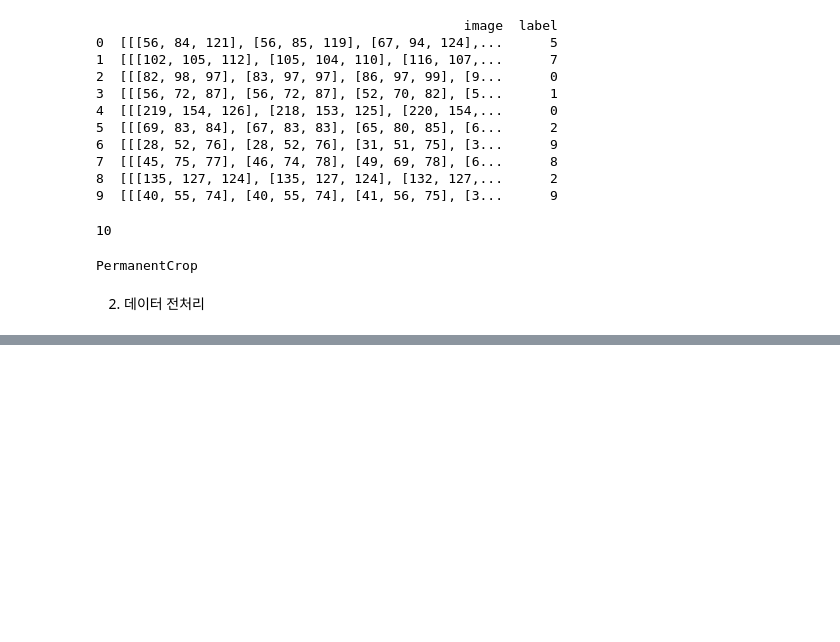
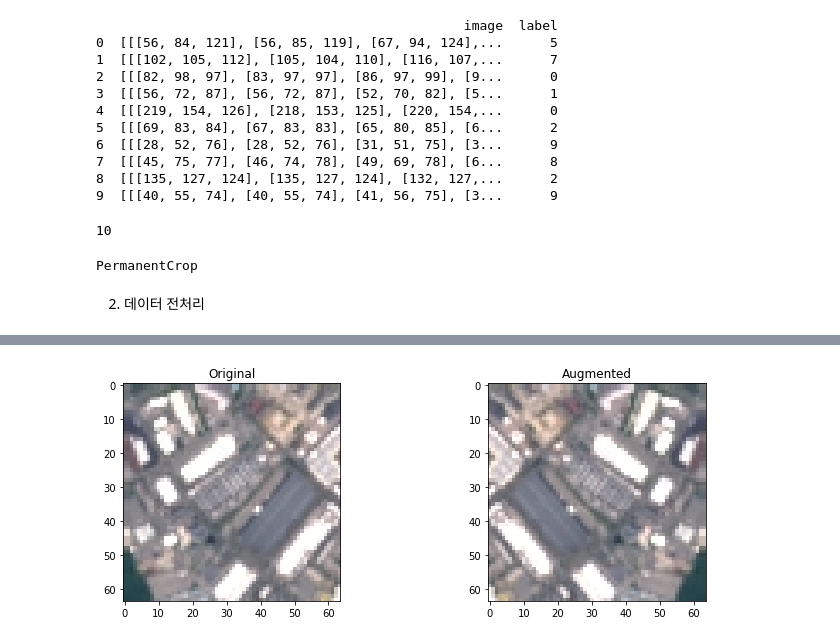
Before and after one commit to yoooniverse/tf-practice, a Jupyter notebook: eurosat_augmentation.ipynb, the cells around one changed output, grey strips where cells are left out. Drawn from its saved outputs; the diff is of its cells as text; code cells hidden in the pictures; blank space fills up the shorter version.

```diff
--- a/eurosat_augmentation.ipynb
+++ b/eurosat_augmentation.ipynb
@@ -106,0 +194,19 @@ valid_data = valid_data.batch(BATCH_SIZE).cache().prefetch(tf.data.AUTOTUNE)
+# %%
+#이미지 변화 전 후를 확인할 수 있는 시각화 함수를 정의한다.
+def plot_augmentation(original, augmented):
+
+    fig, axes = plt.subplots(1, 2, figsize=(12, 4))
+
+    axes[0].imshow(original)
+    axes[0].set_title('Original')
+
+    axes[1].imshow(augmented)
+    axes[1].set_title('Augmented')
+
+    plt.show()
+# %%
+#좌우 뒤집기
+lr_flip = tf.image.flip_left_right(image)
+plot_augmentation(image, lr_flip)
+# %% [output]
+[figure, added]
```
Also changed, not shown: parts of 20 cells of this notebook, 2 other files.
